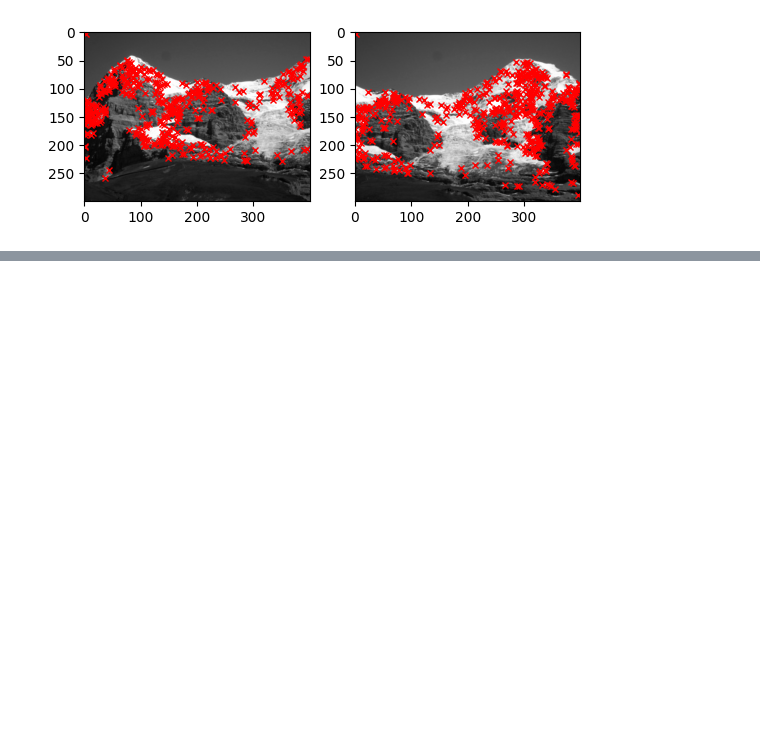
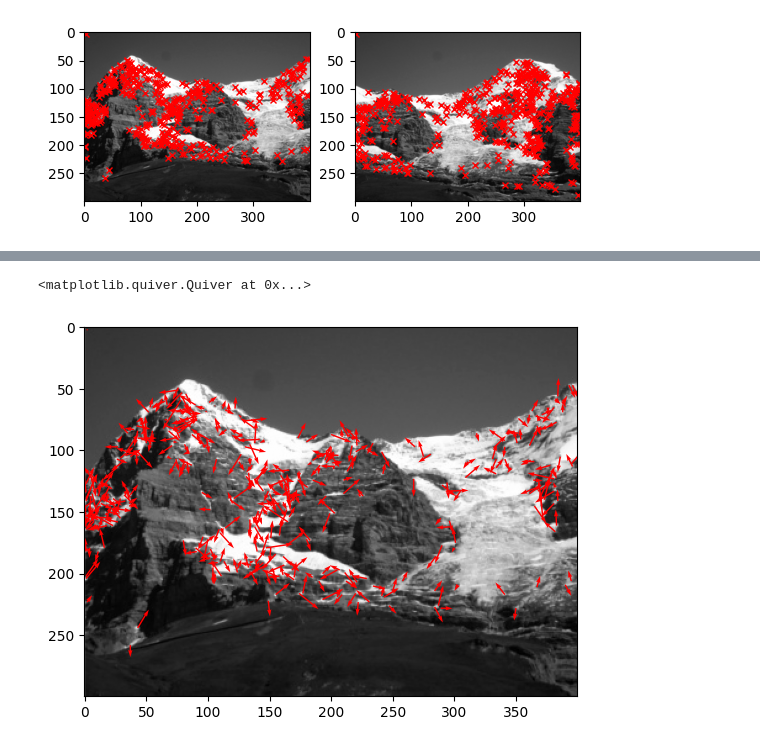
Before and after one commit to Logrus/learning-photogrammetric-computer-vision, a Jupyter notebook: 01_descriptors.ipynb, the cells around one changed output, grey strips where cells are left out. Cells and saved outputs as stored; diff of their text form; code cells hidden in the pictures; blank space fills up the shorter version.

```diff
--- a/01_descriptors.ipynb
+++ b/01_descriptors.ipynb
@@ -68,0 +115,21 @@ SIFT-descriptor is computed around keypoint on a 16x16 image patch around keypoi
+# %%
+# Let's visualize the gradients at our keypoints
+import matplotlib.pyplot as plt
+from src.compute_corners import compute_corners, CornerCriterion
+
+corners = compute_corners(image, CornerCriterion.SHI_TOMASI, 0.2)
+
+dx = Ix[corners[:,1].astype(int), corners[:,0].astype(int)]
+dy = Iy[corners[:,1].astype(int), corners[:,0].astype(int)]
+
+
+plt.figure()
+plt.imshow(image, cmap='gray')
+plt.quiver(
+    corners[:, 0], corners[:, 1],  # X and Y positions
+    dx, dy,  # Arrow direction (dx, dy)
+    angles="xy", scale_units="xy", scale=2, color="r"
+)
+# %% [output]
+<matplotlib.quiver.Quiver at 0x...>
+[figure, added]
```
Also changed, not shown: parts of 9 cells of this notebook, 3 other files.
